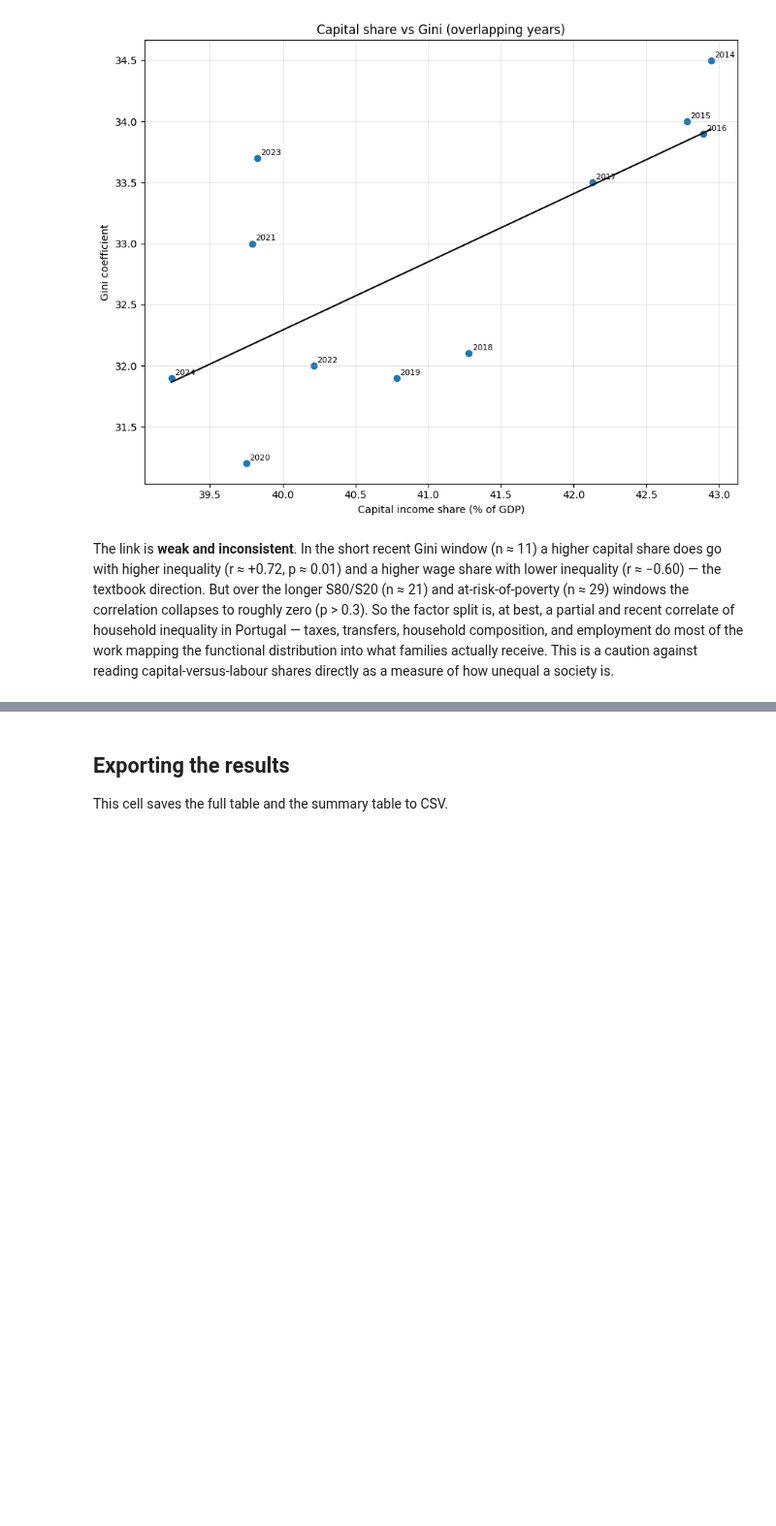
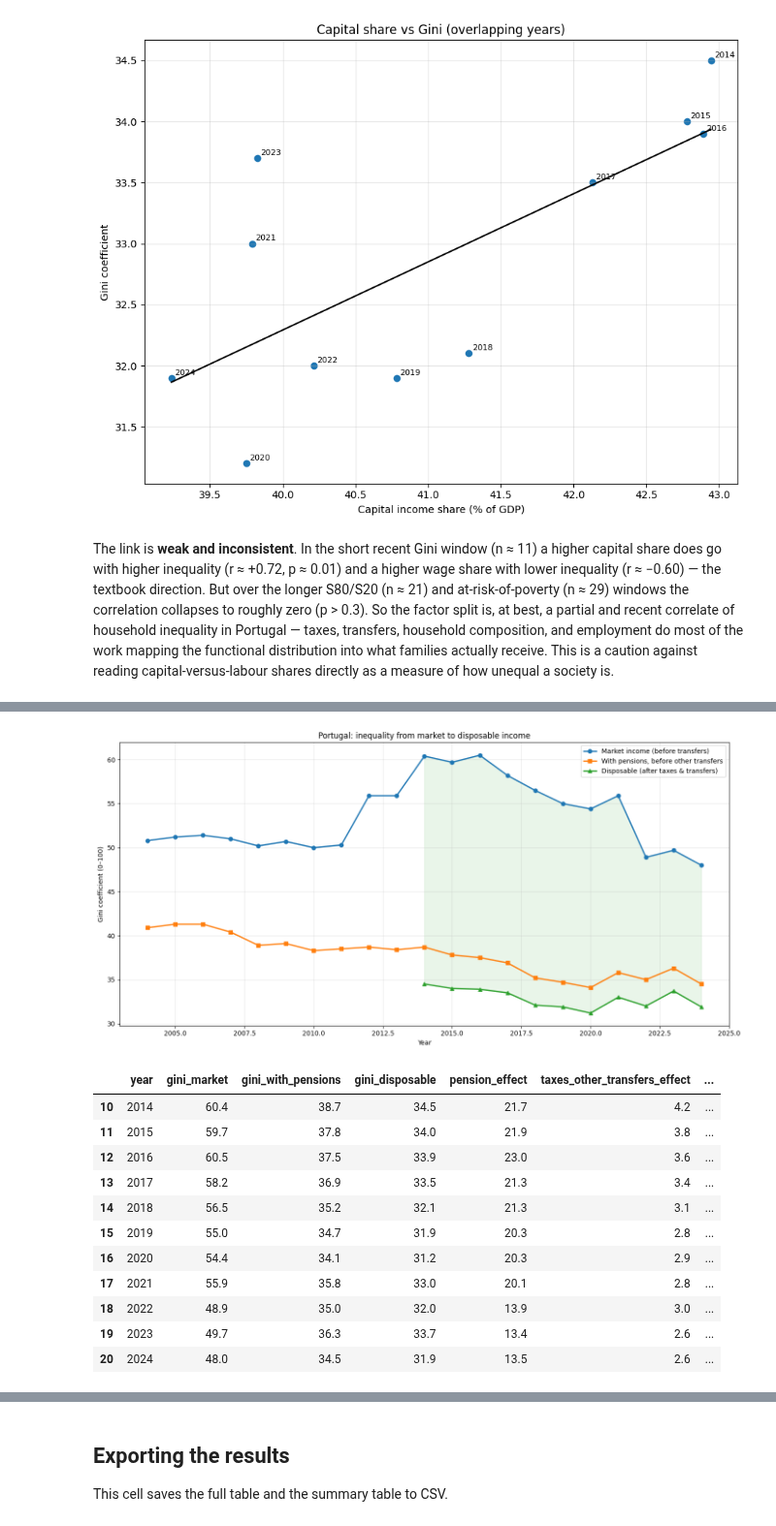
Before and after one commit to DiogoRibeiro7/ds-projects-portfolio, a Jupyter notebook: projects/portugal_gdp_income_distribution/portugal_gdp_income_distribution.ipynb, the cells around one changed output, grey strips where cells are left out. Shown at 97% size. Drawn from its saved outputs; the diff is of its cells as text; code cells hidden in the pictures; blank space fills up the shorter version.

```diff
--- a/projects/portugal_gdp_income_distribution/portugal_gdp_income_distribution.ipynb
+++ b/projects/portugal_gdp_income_distribution/portugal_gdp_income_distribution.ipynb
@@ -1652,0 +1882,54 @@ The link is **weak and inconsistent**. In the short recent Gini window (n ≈ 11
+# %%
+GINI_MARKET_SERIES: Final[str] = "Eurostat/ilc_di12b/A.GINI_HND.PT"          # before all social transfers (incl pensions)
+GINI_PRE_TRANSFER_SERIES: Final[str] = "Eurostat/ilc_di12c/A.GINI_HND.PT"     # before transfers, pensions retained
+GINI_DISPOSABLE_SERIES: Final[str] = "Eurostat/ilc_di12/A.TOTAL.GINI_HND.PT"  # after all transfers and taxes
+
+
+def build_redistribution() -> pd.DataFrame:
+    """Build the market / pre-transfer / disposable Gini and redistribution gaps."""
+    market = fetch_eurostat_series(GINI_MARKET_SERIES, "gini_market")
+    pre_transfer = fetch_eurostat_series(GINI_PRE_TRANSFER_SERIES, "gini_with_pensions")
+    disposable = fetch_eurostat_series(GINI_DISPOSABLE_SERIES, "gini_disposable")
+    out = (market.merge(pre_transfer, on="year", how="outer")
+                 .merge(disposable, on="year", how="outer")
+                 .sort_values("year").reset_index(drop=True))
+    out["pension_effect"] = out["gini_market"] - out["gini_with_pensions"]
+    out["taxes_other_transfers_effect"] = out["gini_with_pensions"] - out["gini_disposable"]
+    out["total_redistribution"] = out["gini_market"] - out["gini_disposable"]
+    return out
+
+
+def plot_redistribution(redistribution_df: pd.DataFrame) -> None:
+    """Plot the three Gini stages and shade the redistribution they imply."""
+    data = redistribution_df
+    fig, ax = plt.subplots(figsize=(14, 7))
+    ax.plot(data["year"], data["gini_market"], marker="o", linewidth=2, label="Market income (before transfers)")
+    ax.plot(data["year"], data["gini_with_pensions"], marker="s", linewidth=2, label="With pensions, before other transfers")
+    ax.plot(data["year"], data["gini_disposable"], marker="^", linewidth=2, label="Disposable (after taxes & transfers)")
+    ax.fill_between(data["year"], data["gini_disposable"], data["gini_market"], alpha=0.10, color="tab:green")
+    ax.set_title("Portugal: inequality from market to disposable income")
+    ax.set_xlabel("Year")
+    ax.set_ylabel("Gini coefficient (0–100)")
+    ax.grid(True, alpha=0.3)
+    ax.legend()
+    plt.tight_layout()
+    plt.show()
+
+
+redistribution_df = build_redistribution()
+plot_redistribution(redistribution_df)
+redistribution_df.dropna(subset=["gini_disposable"]).round(1)
+# %% [output]
+[figure, added]
+|  | year | gini_market | gini_with_pensions | gini_disposable | pension_effect | taxes_other_transfers_effect | ... |
+| 10 | 2014 | 60.4 | 38.7 | 34.5 | 21.7 | 4.2 | ... |
+| 11 | 2015 | 59.7 | 37.8 | 34.0 | 21.9 | 3.8 | ... |
+| 12 | 2016 | 60.5 | 37.5 | 33.9 | 23.0 | 3.6 | ... |
+| 13 | 2017 | 58.2 | 36.9 | 33.5 | 21.3 | 3.4 | ... |
+| 14 | 2018 | 56.5 | 35.2 | 32.1 | 21.3 | 3.1 | ... |
+| 15 | 2019 | 55.0 | 34.7 | 31.9 | 20.3 | 2.8 | ... |
+| 16 | 2020 | 54.4 | 34.1 | 31.2 | 20.3 | 2.9 | ... |
+| 17 | 2021 | 55.9 | 35.8 | 33.0 | 20.1 | 2.8 | ... |
+| 18 | 2022 | 48.9 | 35.0 | 32.0 | 13.9 | 3.0 | ... |
+| 19 | 2023 | 49.7 | 36.3 | 33.7 | 13.4 | 2.6 | ... |
+| 20 | 2024 | 48.0 | 34.5 | 31.9 | 13.5 | 2.6 | ... |
```
Also changed, not shown: parts of 19 cells of this notebook, 1 other file.
